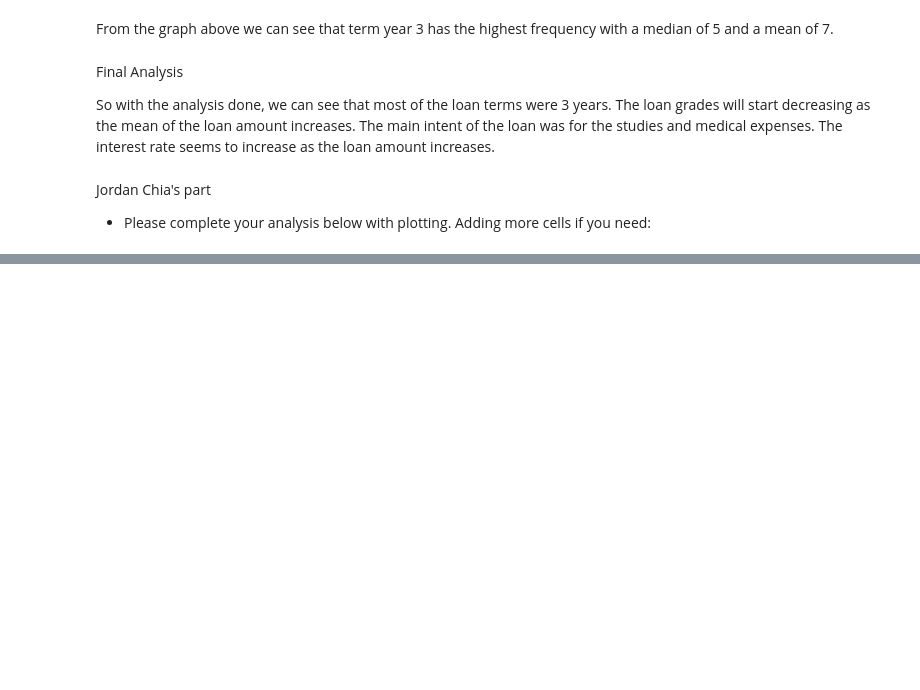
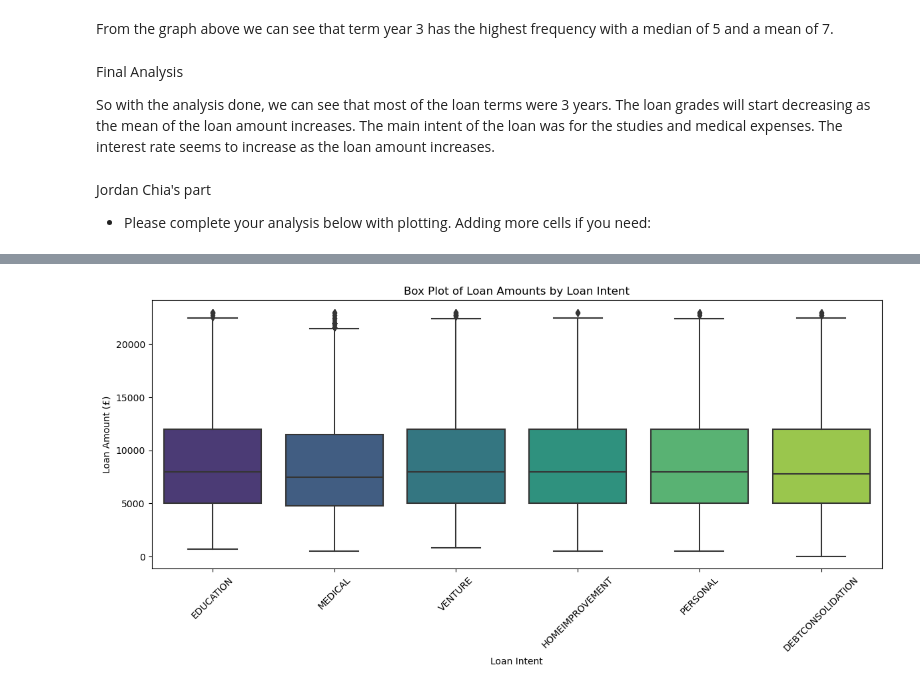
Before and after one commit to Oatsinthepine/Project_1_group8, a Jupyter notebook: Starter_notebook _combined1.ipynb, the cells around one changed output, grey strips where cells are left out. Saved outputs shown, nothing was run; the diff lists cells and outputs as text; code cells hidden in the pictures; blank space fills up the shorter version.

```diff
--- a/Starter_notebook _combined1.ipynb
+++ b/Starter_notebook _combined1.ipynb
@@ -927,0 +944,17 @@ Jordan Chia's part
+# %%
+# Convert the 'loan_amnt' column to numeric after removing the currency symbol and commas
+cleaned_loan_df['loan_amnt(pounds)'] = cleaned_loan_df['loan_amnt(pounds)'].replace({'£': '', ',': ''}, regex=True).astype(float)
+
+# Remove outliers using IQR method
+Q1 = cleaned_loan_df['loan_amnt(pounds)'].quantile(0.25)
+Q3 = cleaned_loan_df['loan_amnt(pounds)'].quantile(0.75)
+IQR = Q3 - Q1
+lower_bound = Q1 - 1.5 * IQR
+upper_bound = Q3 + 1.5 * IQR
+
+# Filter the dataset to remove outliers
+filtered_df = cleaned_loan_df[(cleaned_loan_df['loan_amnt(pounds)'] >= lower_bound) & (cleaned_loan_df['loan_amnt(pounds)'] <= upper_bound)]
+
+# Summary statistics of loan amounts by loan intent after removing outliers
+summary_stats = filtered_df.groupby('loan_intent')['loan_amnt(pounds)'].describe()
+print(summary_stats)
@@ -927,0 +979,14 @@ Jordan Chia's part
+# %%
+import seaborn as sns
+
+# Box plot to compare loan amounts across different loan intents after removing outliers
+plt.figure(figsize=(12, 6))
+sns.boxplot(x='loan_intent', y='loan_amnt(pounds)', data=filtered_df, palette='viridis')
+plt.xlabel('Loan Intent')
+plt.ylabel('Loan Amount (£)')
+plt.title('Box Plot of Loan Amounts by Loan Intent')
+plt.xticks(rotation=45)
+plt.tight_layout()
+plt.show()
+# %% [output]
+[figure, added]
```
Also changed, not shown: parts of 18 cells of this notebook, 1 other file.
